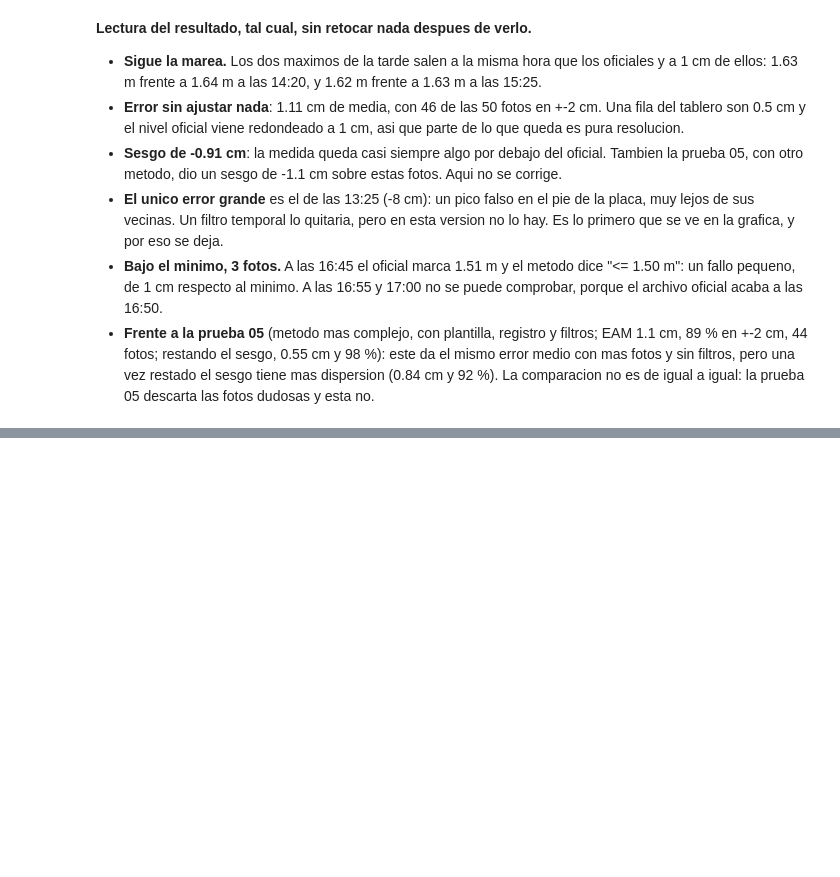
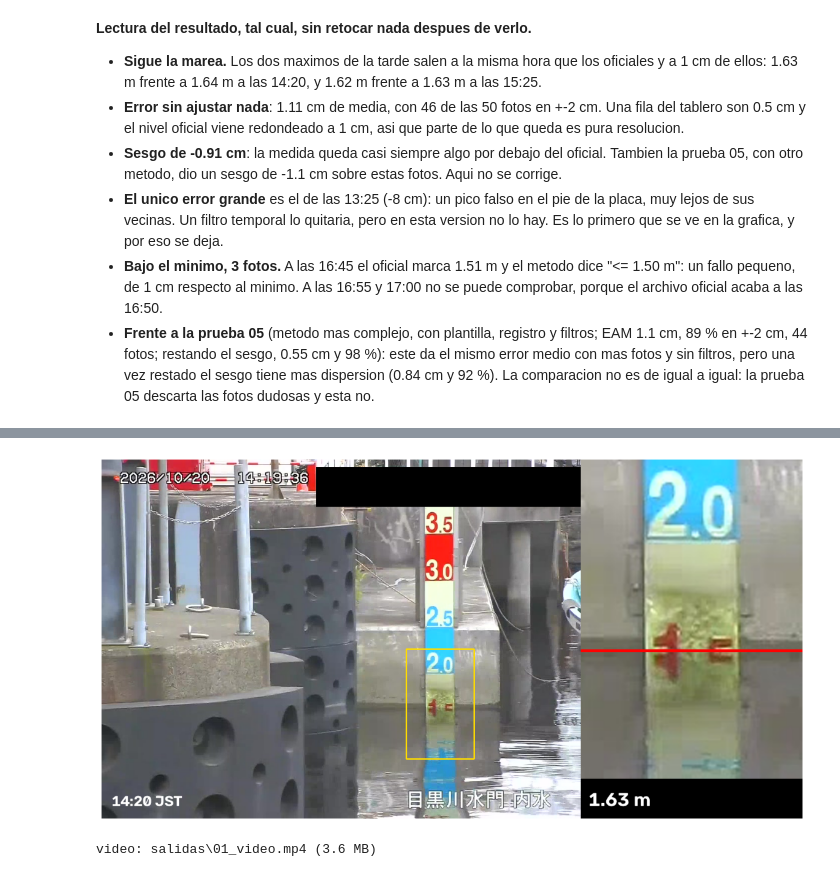
Before and after one commit to SCaballero427/medicion-de-nivel-en-canales-abiertos, a Jupyter notebook: 01_meguro_algoritmo_basico/01_meguro_algoritmo_basico.ipynb, the cells around one changed output, grey strips where cells are left out. Drawn from its saved outputs; the diff is of its cells as text; code cells hidden in the pictures; blank space fills up the shorter version.

Commit message:
video y limitaciones, prueba 1 lista

```diff
--- a/01_meguro_algoritmo_basico/01_meguro_algoritmo_basico.ipynb
+++ b/01_meguro_algoritmo_basico/01_meguro_algoritmo_basico.ipynb
@@ -803,0 +811,38 @@ Solo informativo, sin la foto del salto: error abs. medio 0.97 cm en 49 fotos
+# %%
+ZOOM = (610, 380, 136, 220)        # vista cercana: x, y, ancho, alto
+ALTO = 720
+ANCHO_ZOOM = int(round(ZOOM[2] * ALTO / ZOOM[3])) // 2 * 2
+
+
+def fotograma(img, f):
+    izq = img.copy()
+    x, y, w, h = ZOOM
+    cv2.rectangle(izq, (x, y), (x + w, y + h), (0, 220, 255), 2)
+    der = cv2.resize(img[y:y + h, x:x + w], (ANCHO_ZOOM, ALTO), interpolation=cv2.INTER_CUBIC)
+    if f.bajo_minimo:
+        texto = "<= 1.50 m"
+    else:
+        fila = int((f.fila_foto - y) * ALTO / h)
+        cv2.line(der, (0, fila), (ANCHO_ZOOM, fila), (0, 0, 255), 3, cv2.LINE_AA)
+        texto = "%.2f m" % f.nivel_m
+    cv2.rectangle(der, (0, ALTO - 80), (ANCHO_ZOOM, ALTO), (0, 0, 0), -1)
+    cv2.putText(der, texto, (15, ALTO - 25), cv2.FONT_HERSHEY_SIMPLEX, 1.3, (255, 255, 255), 3, cv2.LINE_AA)
+    cv2.putText(izq, f.hora.strftime("%H:%M JST"), (20, ALTO - 25), cv2.FONT_HERSHEY_SIMPLEX, 1.0, (255, 255, 255), 2, cv2.LINE_AA)
+    return cv2.hconcat([izq, der])
+
+
+ejemplo = df[df.archivo == FOTO].iloc[0]
+plt.figure(figsize=(13, 7)); plt.imshow(rgb(fotograma(imgs[FOTO], ejemplo))); plt.axis("off"); plt.tight_layout()
+# %% [output]
+[figure, added]
+# %%
+FPS, CRF = 4, 23                   # 53 fotos: ~13 s de video
+VIDEO = os.path.join(SALIDAS, "01_video.mp4")
+W = imgs[fotos[0]].shape[1] + ANCHO_ZOOM
+vw = escritor_video.abrir(VIDEO, FPS, (W, ALTO), crf=CRF)
+for f in df.itertuples():
+    vw.write(fotograma(imgs[f.archivo], f))
+vw.release()
+print("video: %s (%.1f MB)" % (VIDEO, os.path.getsize(VIDEO) / 1e6))
+# %% [output]
+video: salidas\01_video.mp4 (3.6 MB)
```
Also changed, not shown: parts of 2 cells of this notebook, 1 other file.
